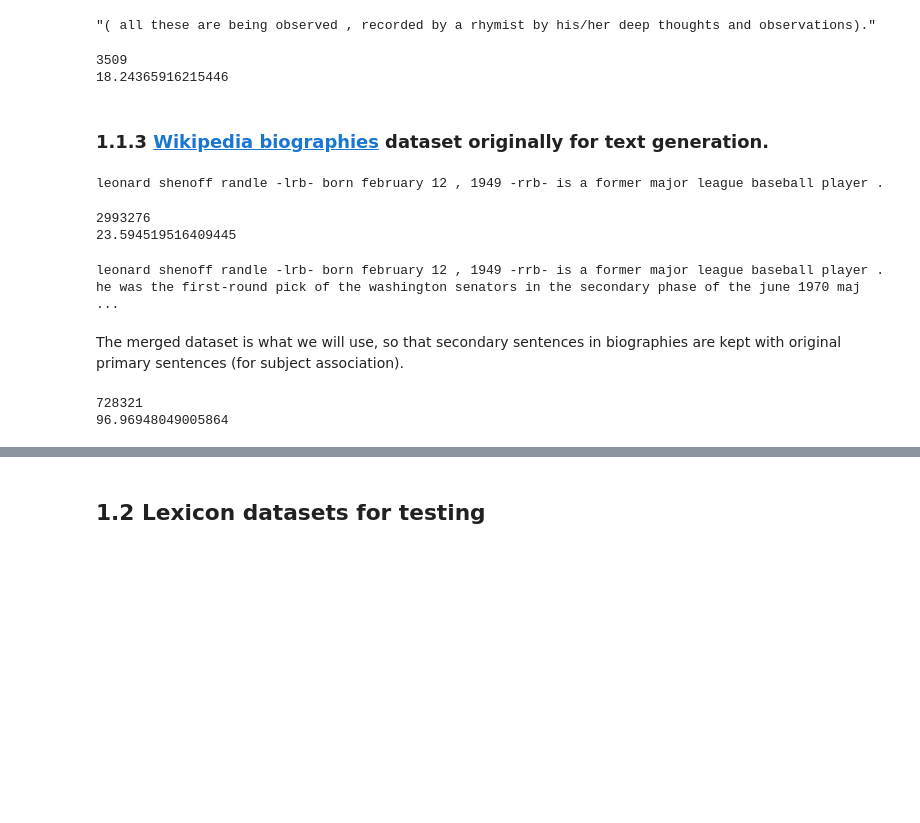
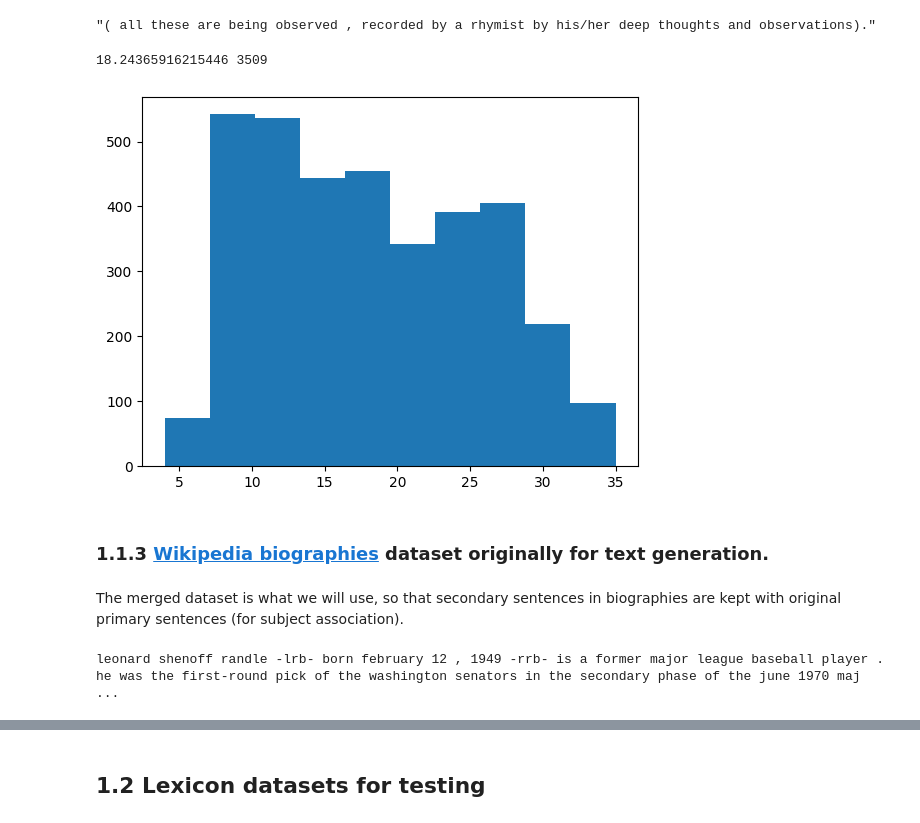
Before and after one commit to Andrewwango/kainosRecruitmentApi-TeamA, a Jupyter notebook: ai/01_eda.ipynb, the cells around one changed output, grey strips where cells are left out. Cells and saved outputs as stored; diff of their text form; code cells hidden in the pictures; blank space fills up the shorter version.

```diff
--- a/ai/01_eda.ipynb
+++ b/ai/01_eda.ipynb
@@ -38,32 +39,17 @@ dataset_doughman = read("data/corpus/dataset_doughman.txt")
 # %% [output]
 "( all these are being observed , recorded by a rhymist by his/her deep thoughts and observations)."
 # %%
-print(len(dataset_doughman))
-print(average_sentence_length(dataset_doughman))
+sl = sentence_lengths(dataset_doughman)
+print(sl.mean(), len(dataset_doughman))
+_ = plt.hist(sl)
 # %% [output]
-3509
-18.24365916215446
+18.24365916215446 3509
+[figure, added]
 # %% [markdown]
 ### 1.1.3 [Wikipedia biographies](https://rlebret.github.io/wikipedia-biography-dataset/) dataset originally for text generation.
-# %%
-dataset_wikibios = read("data/corpus/dataset_wikibios.txt")
-# %% [output]
-leonard shenoff randle -lrb- born february 12 , 1949 -rrb- is a former major league baseball player .
-# %%
-print(len(dataset_wikibios))
-print(average_sentence_length(dataset_wikibios))
-# %% [output]
-2993276
-23.594519516409445
-# %%
-dataset_wikibios_merged = read("data/corpus/dataset_wikibios_merged.txt")
-# %% [output]
-leonard shenoff randle -lrb- born february 12 , 1949 -rrb- is a former major league baseball player . he was the first-round pick of the washington senators in the secondary phase of the june 1970 maj ...
 # %% [markdown]
 The merged dataset is what we will use, so that secondary sentences in biographies are kept with original primary sentences (for subject association).
-# %%
-print(len(dataset_wikibios_merged))
-print(average_sentence_length(dataset_wikibios_merged))
-# %% [output]
-728321
-96.96948049005864
+# %%
+dataset_wikibios_merged = read("data/corpus/dataset_wikibios_merged.txt")
+# %% [output]
+leonard shenoff randle -lrb- born february 12 , 1949 -rrb- is a former major league baseball player . he was the first-round pick of the washington senators in the secondary phase of the june 1970 maj ...
```
Also changed, not shown: parts of 5 cells of this notebook, 2 other files.
